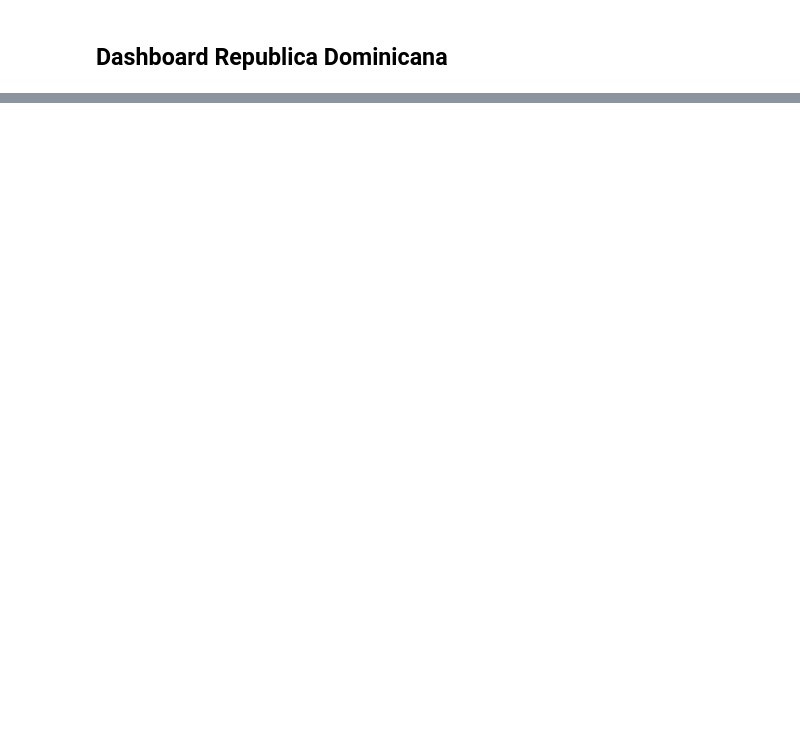
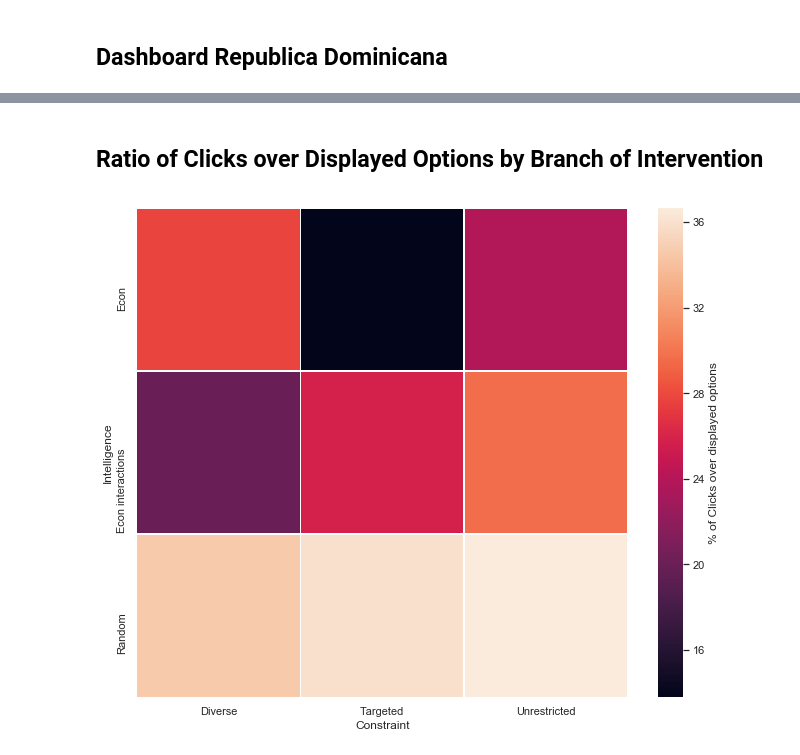
Before and after one commit to ConsiliumBots/consiliumbots.github.io, a Jupyter notebook: Dashboard Dominicana.ipynb, the cells around one changed output, grey strips where cells are left out. Cells and saved outputs as stored; diff of their text form; code cells hidden in the pictures; blank space fills up the shorter version.

Commit message:
Dashboard Notebook

```diff
--- a/Dashboard Dominicana.ipynb
+++ b/Dashboard Dominicana.ipynb
@@ -35,0 +37,6 @@ import
+# %% [markdown]
+## Ratio of Clicks over Displayed Options by Branch of Intervention
+# %%
+dashboard_data_viz.Number_Of_Clicks_by_Bot()
+# %% [output]
+[figure, added]
```
Also changed, not shown: parts of 9 cells of this notebook.
